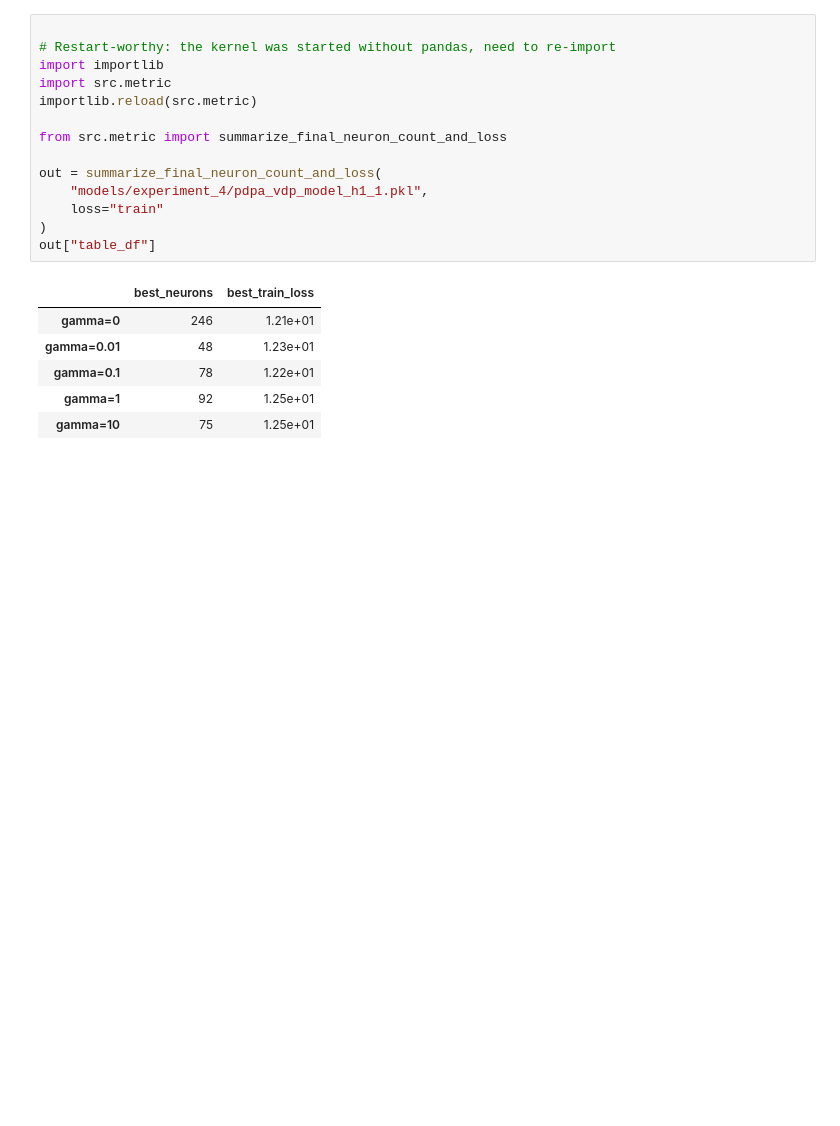
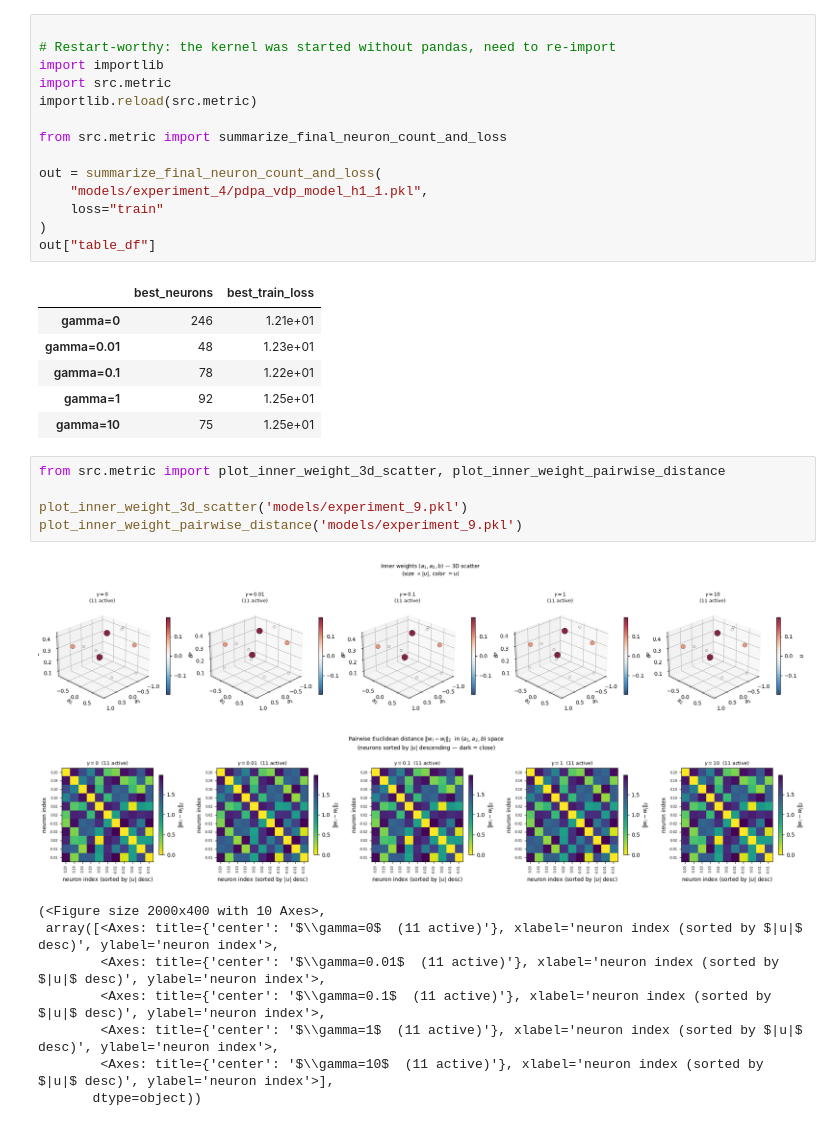
Before and after one commit to KeWu5678/NNforHJB, a Jupyter notebook: notebook/experiment_analysis.ipynb, the cells around one changed output. Saved outputs shown, nothing was run; the diff lists cells and outputs as text; blank space fills up the shorter version.

Commit message:
update the plot and notebook

```diff
--- a/notebook/experiment_analysis.ipynb
+++ b/notebook/experiment_analysis.ipynb
@@ -343,3 +343,18 @@ out["table_df"]
 | gamma=0.1 | 78 | 1.22e+01 |
 | gamma=1 | 92 | 1.25e+01 |
 | gamma=10 | 75 | 1.25e+01 |
+# %%
+from src.metric import plot_inner_weight_3d_scatter, plot_inner_weight_pairwise_distance
+
+plot_inner_weight_3d_scatter('models/experiment_9.pkl')
+plot_inner_weight_pairwise_distance('models/experiment_9.pkl')
+# %% [output]
+[figure, added]
+[figure, added]
+(<Figure size 2000x400 with 10 Axes>,
+ array([<Axes: title={'center': '$\\gamma=0$  (11 active)'}, xlabel='neuron index (sorted by $|u|$ desc)', ylabel='neuron index'>,
+        <Axes: title={'center': '$\\gamma=0.01$  (11 active)'}, xlabel='neuron index (sorted by $|u|$ desc)', ylabel='neuron index'>,
+        <Axes: title={'center': '$\\gamma=0.1$  (11 active)'}, xlabel='neuron index (sorted by $|u|$ desc)', ylabel='neuron index'>,
+        <Axes: title={'center': '$\\gamma=1$  (11 active)'}, xlabel='neuron index (sorted by $|u|$ desc)', ylabel='neuron index'>,
+        <Axes: title={'center': '$\\gamma=10$  (11 active)'}, xlabel='neuron index (sorted by $|u|$ desc)', ylabel='neuron index'>],
+       dtype=object))
```
Also changed, not shown: parts of 3 cells of this notebook, 5 other files.
